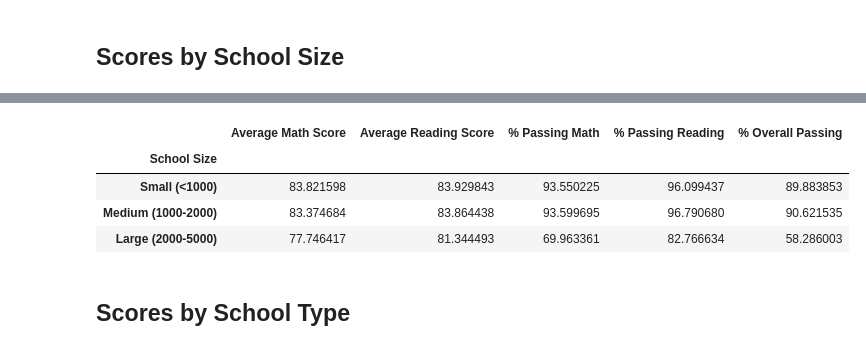
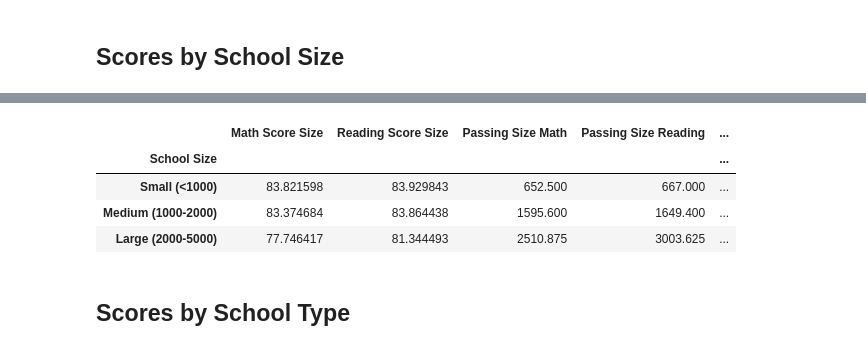
Before and after one commit to mbernstein421/pandas-challenge, a Jupyter notebook: Homework/PyCitySchools_starter.ipynb, the cells around one changed output, grey strips where cells are left out. Saved outputs shown, nothing was run; the diff lists cells and outputs as text; code cells hidden in the pictures.

```diff
--- a/Homework/PyCitySchools_starter.ipynb
+++ b/Homework/PyCitySchools_starter.ipynb
@@ -137,8 +137,8 @@ Wright High School       1783
 Name: student_name, dtype: int64
 # %%
 # Calculate the total school budget and per capita spending per school
-per_school_budget =  school_data_complete.groupby("school_name")["budget"].sum()
-total_students = school_data_complete.groupby("school_name")["School ID"].count()
+per_school_budget =  school_data.groupby("school_name")["budget"].sum()
+total_students = school_data_complete.groupby("school_name")["Student ID"].count()
 per_school_capita = per_school_budget / total_students
 per_school_capita
 # %% [output]
@@ -275,7 +275,6 @@ per_school_summary = pd.DataFrame(
 
 # Formatting
 per_school_summary["Total School Budget"] = per_school_summary["Total School Budget"].map("${:,.2f}".format)
-per_school_summary["Per Student Budget"] = per_school_summary["Per Student Budget"].map("${:,.2f}".format)
 
 # Display the DataFrame
 per_school_summary
@@ -462,7 +510,7 @@ labels = ["Small (<1000)", "Medium (1000-2000)", "Large (2000-5000)"]
 # Categorize the spending based on the bins
 # Use `pd.cut` on the "Total Students" column of the `per_school_summary` DataFrame.
 
-per_school_summary["School Size"] =
+per_school_summary["School Size"] = pd.cut(per_school_summary["Total Students"], bins=size_bins, labels=labels)
 per_school_summary
 # %% [output]
 |  | School Type | Total Students | Total School Budget | Per Student Budget | Average Math Score | ... |
@@ -491,16 +540,21 @@ size_overall_passing = per_school_summary.groupby(["School Size"])["% Overall Pa
 # %%
 # Create a DataFrame called `size_summary` that breaks down school performance based on school size (small, medium, or large).
 # Use the scores above to create a new DataFrame called `size_summary`
-size_summary =
+size_summary = pd.DataFrame(
+    {"Math Score Size":size_math_scores,
+     "Reading Score Size":size_reading_scores,
+     "Passing Size Math":size_passing_math,
+     "Passing Size Reading":size_passing_reading,
+     "Overall Passing Size":size_overall_passing})
 
 # Display results
 size_summary
 # %% [output]
-|  | Average Math Score | Average Reading Score | % Passing Math | % Passing Reading | % Overall Passing |
-| School Size |  |  |  |  |  |
-| Small (<1000) | 83.821598 | 83.929843 | 93.550225 | 96.099437 | 89.883853 |
-| Medium (1000-2000) | 83.374684 | 83.864438 | 93.599695 | 96.790680 | 90.621535 |
-| Large (2000-5000) | 77.746417 | 81.344493 | 69.963361 | 82.766634 | 58.286003 |
+|  | Math Score Size | Reading Score Size | Passing Size Math | Passing Size Reading | ... |
+| School Size |  |  |  |  | ... |
+| Small (<1000) | 83.821598 | 83.929843 | 652.500 | 667.000 | ... |
+| Medium (1000-2000) | 83.374684 | 83.864438 | 1595.600 | 1649.400 | ... |
+| Large (2000-5000) | 77.746417 | 81.344493 | 2510.875 | 3003.625 | ... |
 # %% [markdown]
 ## Scores by School Type
 # %%
```
Also changed, not shown: parts of 12 cells of this notebook.
